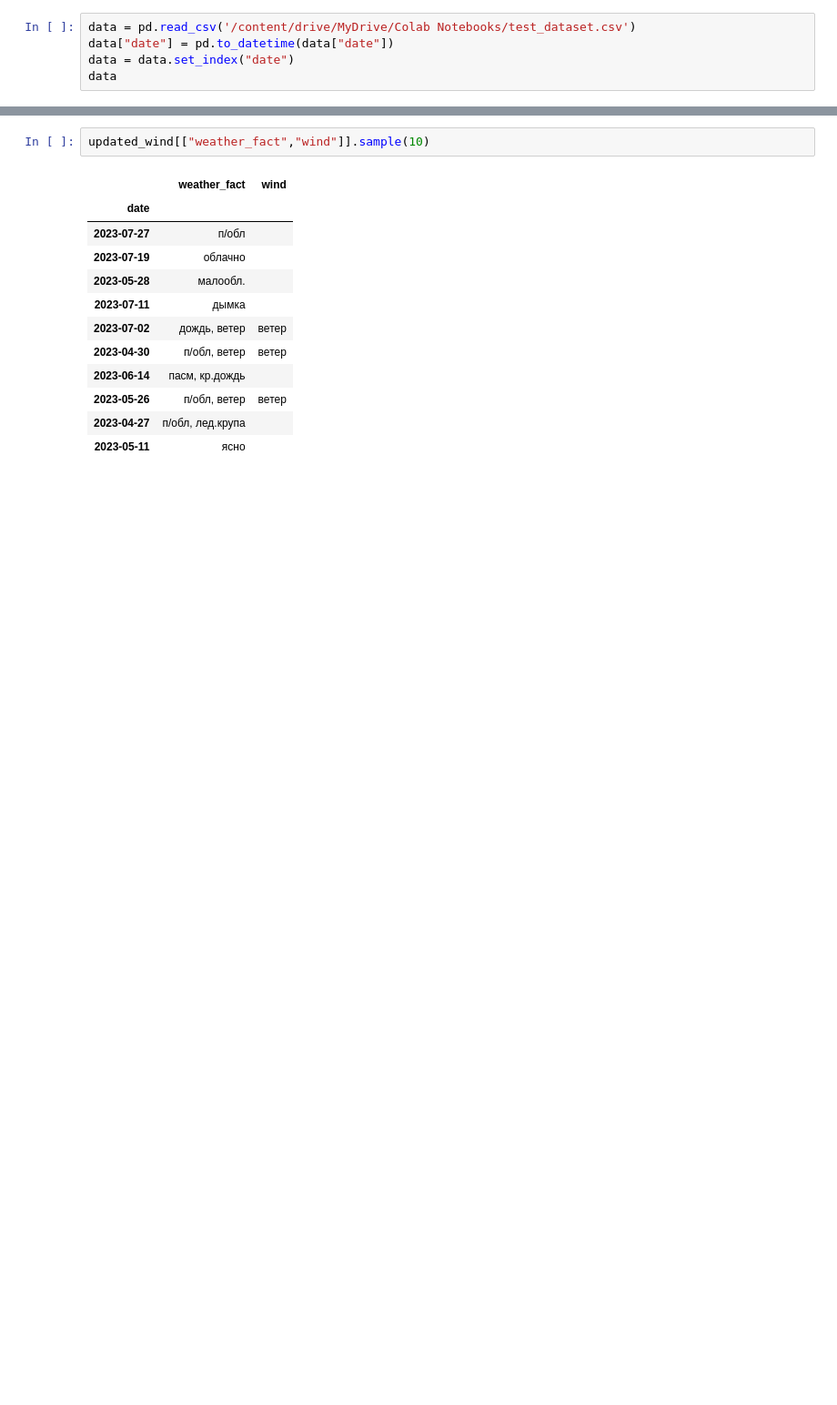
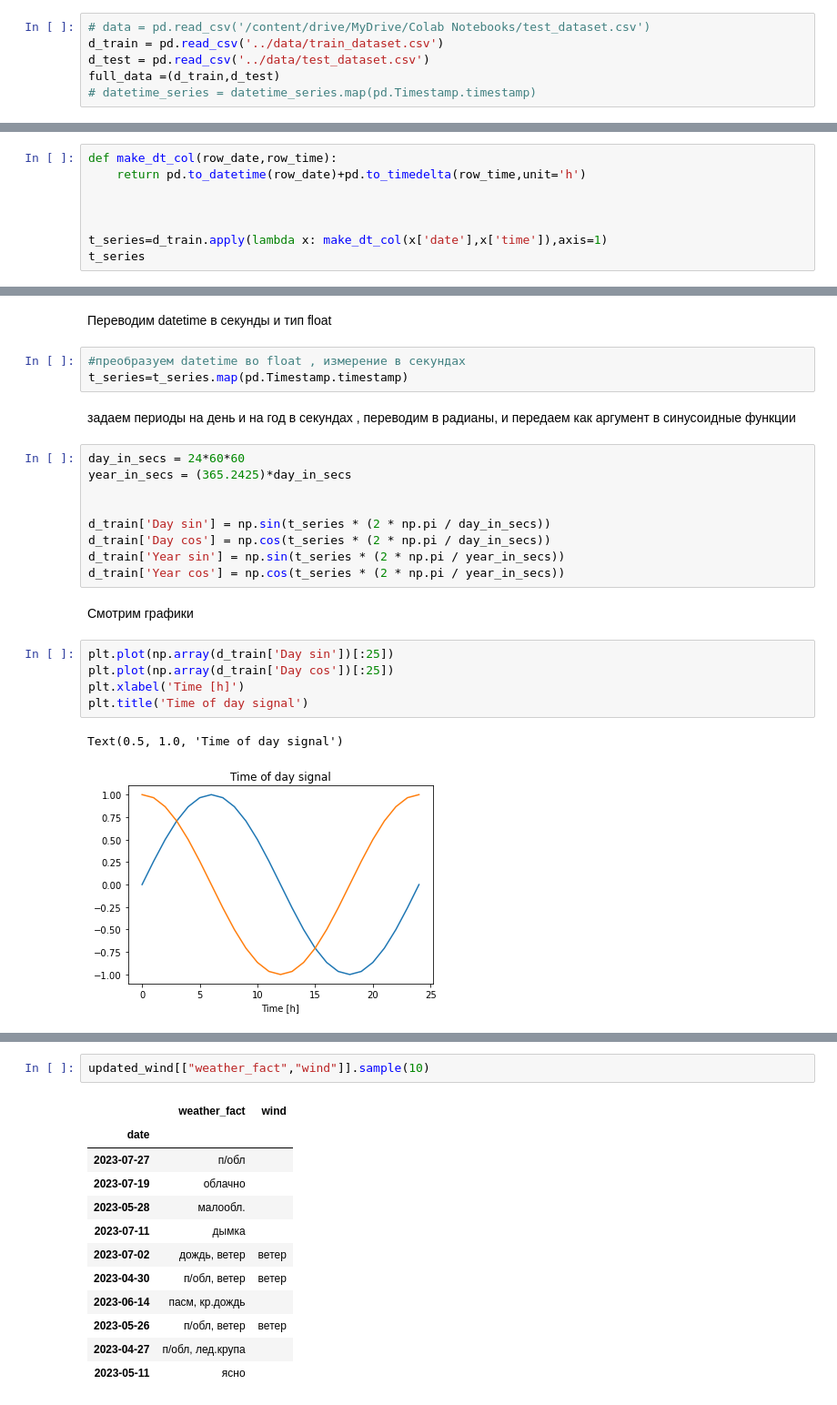
Before and after one commit to Evercrow/Glowbytes_energy_forecast, a Jupyter notebook: training/parsing_weather_fact_col.ipynb, the cells around one changed output, grey strips where cells are left out. Shown: that part at 91% size. Drawn from its saved outputs; the diff is of its cells as text; blank space fills up the shorter version.

Commit message:
parsing time and date to time feature

```diff
--- a/training/parsing_weather_fact_col.ipynb
+++ b/training/parsing_weather_fact_col.ipynb
@@ -13,5 +13,6 @@ Mounted at /content/drive
 # %%
-data = pd.read_csv('/content/drive/MyDrive/Colab Notebooks/test_dataset.csv')
-data["date"] = pd.to_datetime(data["date"])
-data = data.set_index("date")
-data
+# data = pd.read_csv('/content/drive/MyDrive/Colab Notebooks/test_dataset.csv')
+d_train = pd.read_csv('../data/train_dataset.csv')
+d_test = pd.read_csv('../data/test_dataset.csv')
+full_data =(d_train,d_test)
+# datetime_series = datetime_series.map(pd.Timestamp.timestamp)
@@ -32,0 +21,8 @@ data
+# %%
+def make_dt_col(row_date,row_time):
+    return pd.to_datetime(row_date)+pd.to_timedelta(row_time,unit='h')
+
+
+
+t_series=d_train.apply(lambda x: make_dt_col(x['date'],x['time']),axis=1)
+t_series
@@ -32,0 +42,26 @@ data
+# %% [markdown]
+Переводим datetime в секунды и тип float
+# %%
+#преобразуем datetime во float , измерение в секундах
+t_series=t_series.map(pd.Timestamp.timestamp)
+# %% [markdown]
+задаем периоды на день и на год в секундах , переводим в радианы, и передаем как аргумент в синусоидные функции
+# %%
+day_in_secs = 24*60*60
+year_in_secs = (365.2425)*day_in_secs
+
+
+d_train['Day sin'] = np.sin(t_series * (2 * np.pi / day_in_secs))
+d_train['Day cos'] = np.cos(t_series * (2 * np.pi / day_in_secs))
+d_train['Year sin'] = np.sin(t_series * (2 * np.pi / year_in_secs))
+d_train['Year cos'] = np.cos(t_series * (2 * np.pi / year_in_secs))
+# %% [markdown]
+Смотрим графики
+# %%
+plt.plot(np.array(d_train['Day sin'])[:25])
+plt.plot(np.array(d_train['Day cos'])[:25])
+plt.xlabel('Time [h]')
+plt.title('Time of day signal')
+# %% [output]
+Text(0.5, 1.0, 'Time of day signal')
+[figure, added]
```
Also changed, not shown: parts of 12 cells of this notebook.
